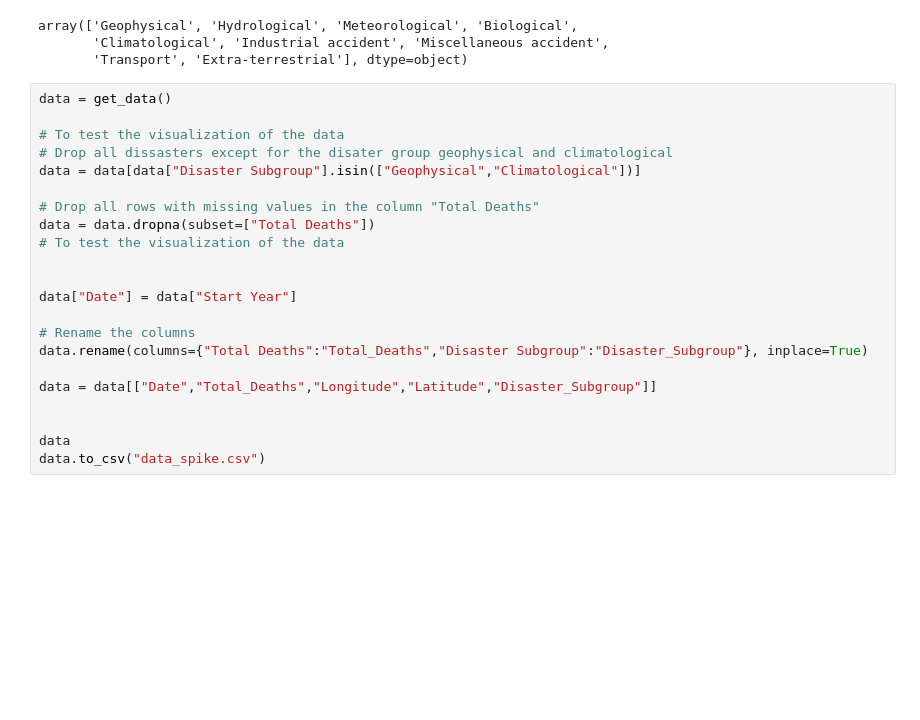
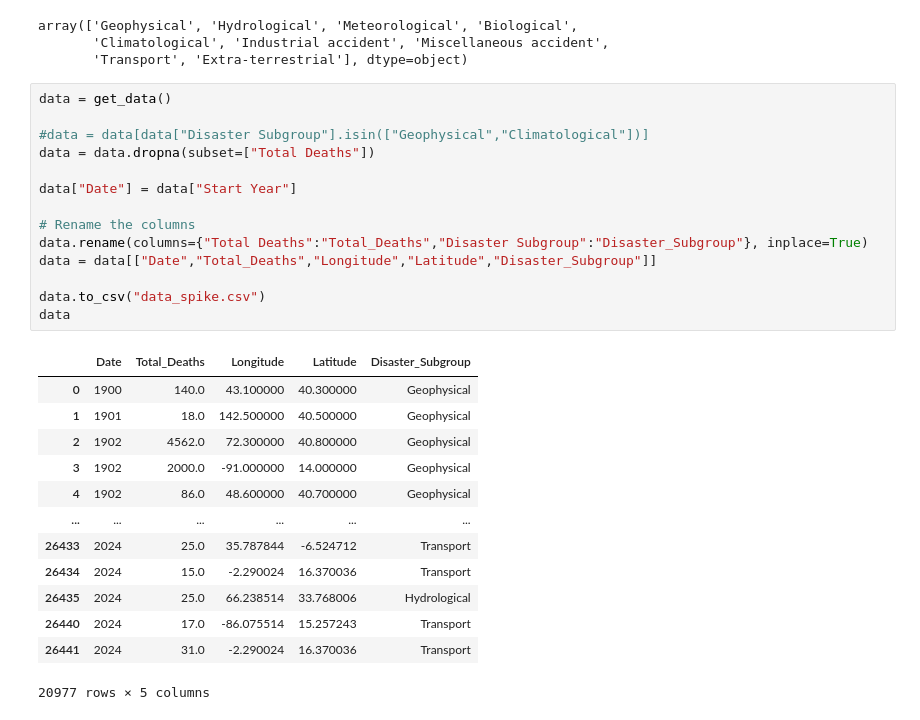
Before and after one commit to com-480-data-visualization/project-2024-DisasterClass, a Jupyter notebook: src/maps_info_analysis.ipynb, the cells around one changed output. Drawn from its saved outputs; the diff is of its cells as text; blank space fills up the shorter version.

```diff
--- a/src/maps_info_analysis.ipynb
+++ b/src/maps_info_analysis.ipynb
@@ -390,22 +390,28 @@ array(['Geophysical', 'Hydrological', 'Meteorological', 'Biological',
 # %%
 data = get_data()
 
-# To test the visualization of the data
-# Drop all dissasters except for the disater group geophysical and climatological
-data = data[data["Disaster Subgroup"].isin(["Geophysical","Climatological"])]
-
-# Drop all rows with missing values in the column "Total Deaths"
+#data = data[data["Disaster Subgroup"].isin(["Geophysical","Climatological"])]
 data = data.dropna(subset=["Total Deaths"])
-# To test the visualization of the data
-
 
 data["Date"] = data["Start Year"]
 
 # Rename the columns
 data.rename(columns={"Total Deaths":"Total_Deaths","Disaster Subgroup":"Disaster_Subgroup"}, inplace=True)
-
 data = data[["Date","Total_Deaths","Longitude","Latitude","Disaster_Subgroup"]]
 
-
+data.to_csv("data_spike.csv")
 data
-data.to_csv("data_spike.csv")
+# %% [output]
+|  | Date | Total_Deaths | Longitude | Latitude | Disaster_Subgroup |
+| 0 | 1900 | 140.0 | 43.100000 | 40.300000 | Geophysical |
+| 1 | 1901 | 18.0 | 142.500000 | 40.500000 | Geophysical |
+| 2 | 1902 | 4562.0 | 72.300000 | 40.800000 | Geophysical |
+| 3 | 1902 | 2000.0 | -91.000000 | 14.000000 | Geophysical |
+| 4 | 1902 | 86.0 | 48.600000 | 40.700000 | Geophysical |
+| ... | ... | ... | ... | ... | ... |
+| 26433 | 2024 | 25.0 | 35.787844 | -6.524712 | Transport |
+| 26434 | 2024 | 15.0 | -2.290024 | 16.370036 | Transport |
+| 26435 | 2024 | 25.0 | 66.238514 | 33.768006 | Hydrological |
+| 26440 | 2024 | 17.0 | -86.075514 | 15.257243 | Transport |
+| 26441 | 2024 | 31.0 | -2.290024 | 16.370036 | Transport |
+20977 rows × 5 columns
```
Also changed, not shown: 3 other files.
